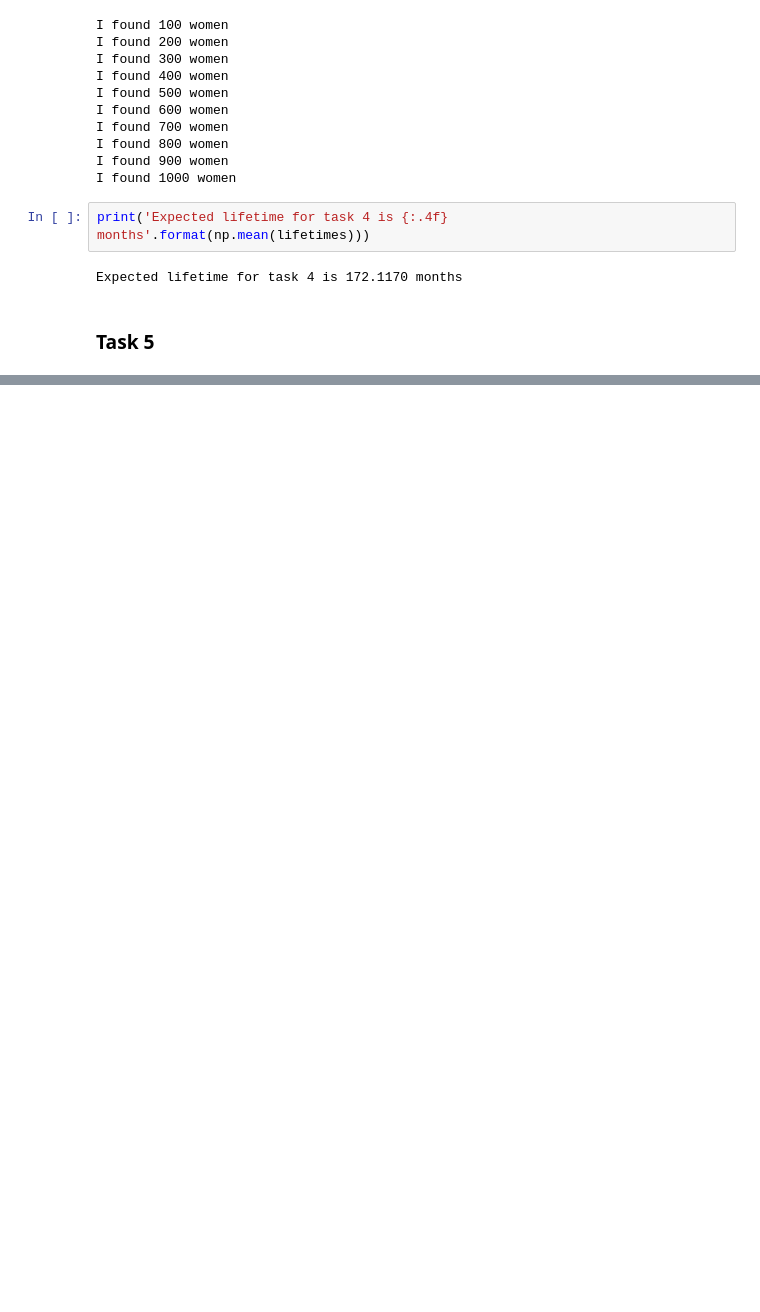
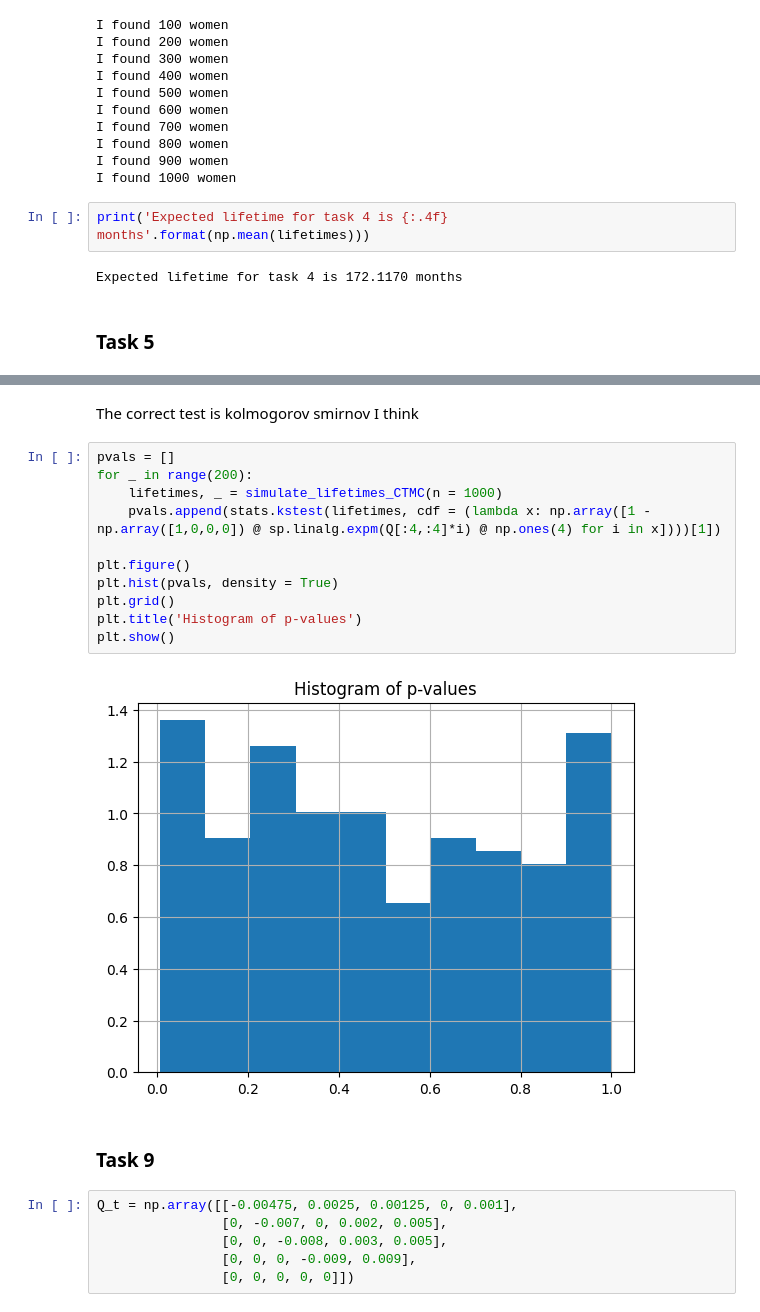
Before and after one commit to SigurdThorlund/02443-stochastic-simulation, a Jupyter notebook: project/project_1_giacomo.ipynb, the cells around one changed output, grey strips where cells are left out. Cells and saved outputs as stored; diff of their text form; blank space fills up the shorter version.

```diff
--- a/project/project_1_giacomo.ipynb
+++ b/project/project_1_giacomo.ipynb
@@ -188,0 +294,23 @@ Control Variates: variance is: 0.00034827
+# %% [markdown]
+The correct test is kolmogorov smirnov I think
+# %%
+pvals = []
+for _ in range(200):
+    lifetimes, _ = simulate_lifetimes_CTMC(n = 1000)
+    pvals.append(stats.kstest(lifetimes, cdf = (lambda x: np.array([1 - np.array([1,0,0,0]) @ sp.linalg.expm(Q[:4,:4]*i) @ np.ones(4) for i in x])))[1])
+
+plt.figure()
+plt.hist(pvals, density = True)
+plt.grid()
+plt.title('Histogram of p-values')
+plt.show()
+# %% [output]
+[figure, added]
+# %% [markdown]
+<h3> Task 9 </h3>
+# %%
+Q_t = np.array([[-0.00475, 0.0025, 0.00125, 0, 0.001],
+                [0, -0.007, 0, 0.002, 0.005],
+                [0, 0, -0.008, 0.003, 0.005],
+                [0, 0, 0, -0.009, 0.009],
+                [0, 0, 0, 0, 0]])
```
Also changed, not shown: parts of 22 cells of this notebook.
